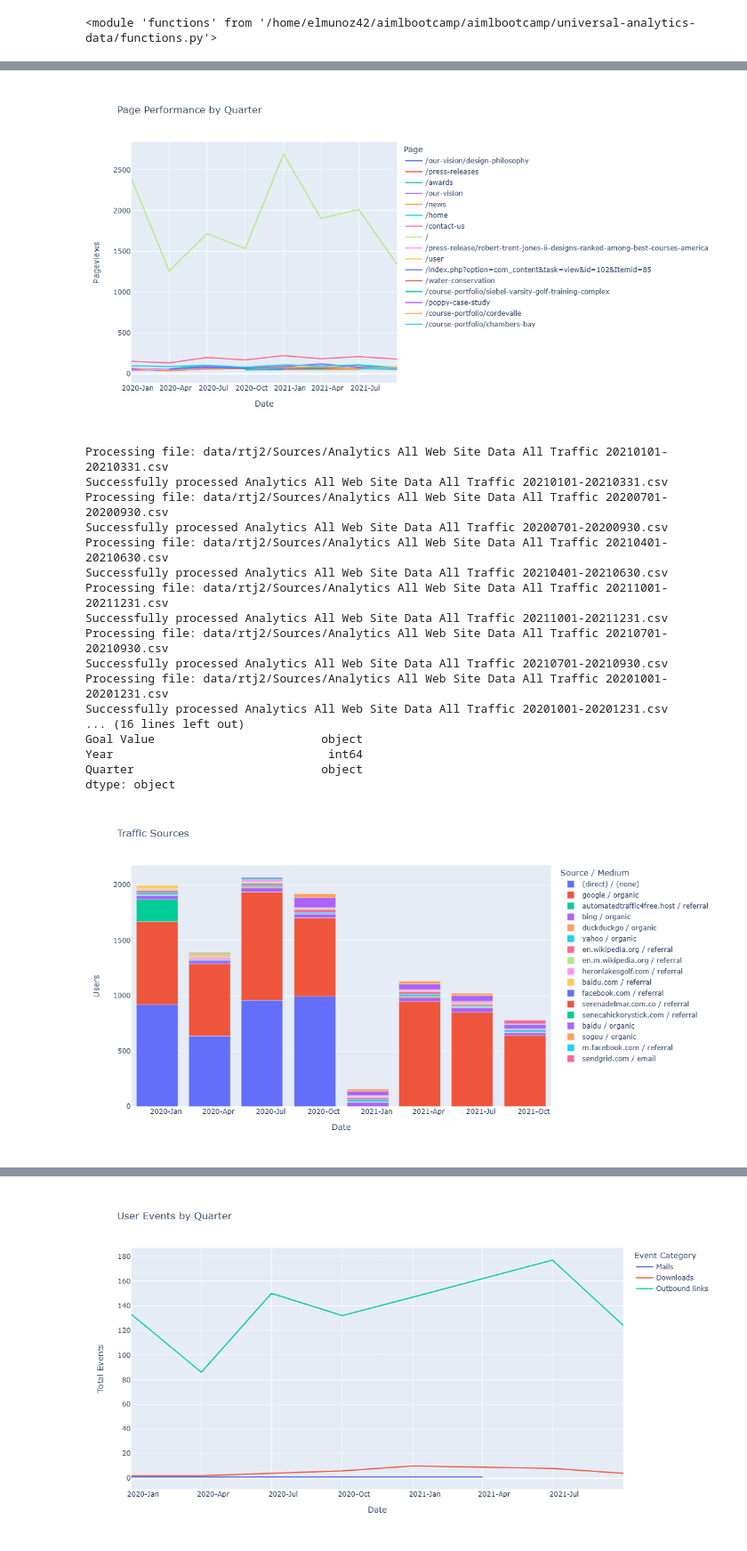
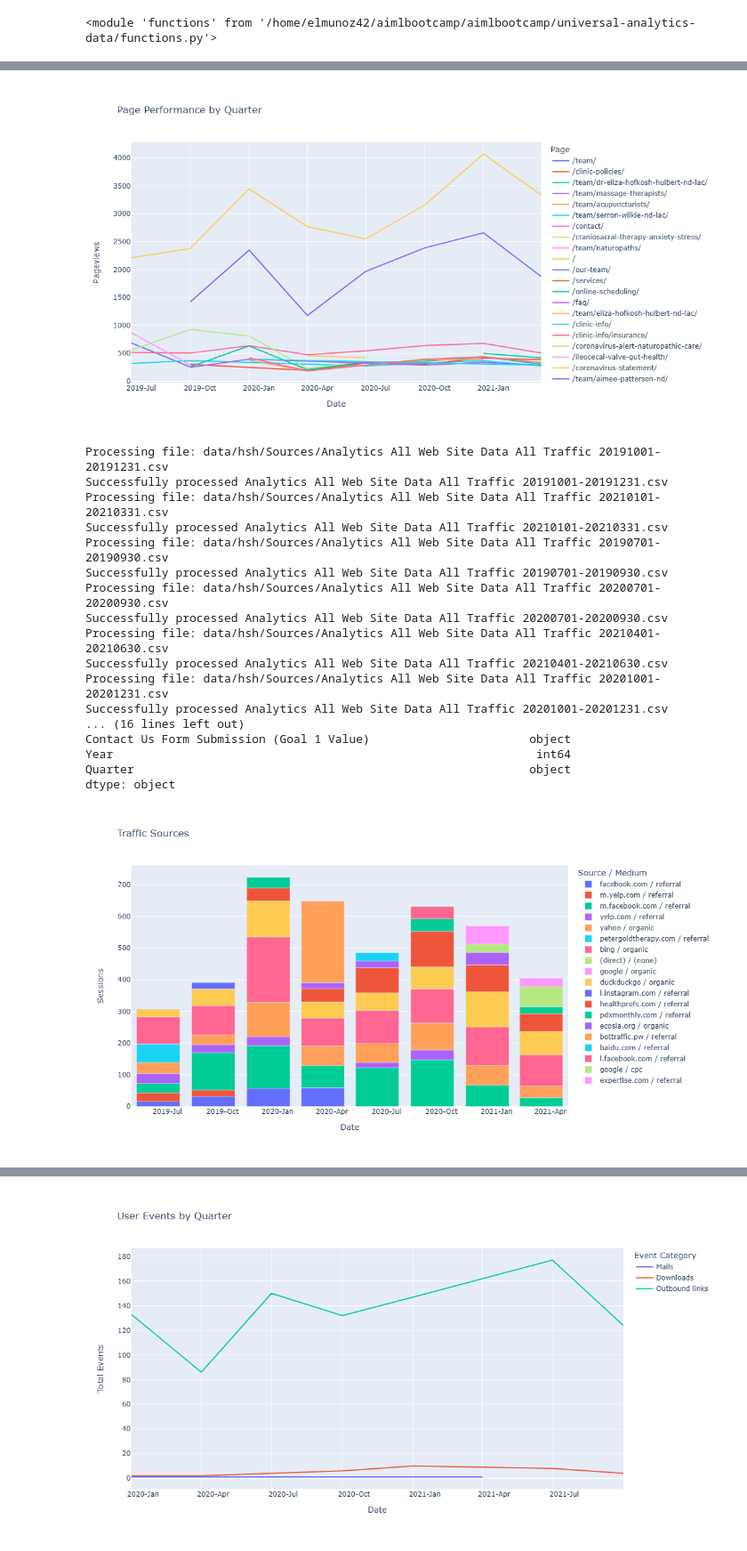
Before and after one commit to elmunoz42/universal-analytics-jupyter-notebook, a Jupyter notebook: UA-data-consolidation-and-analysis.ipynb, the cells around one changed output, grey strips where cells are left out. Shown at 89% size. Saved outputs shown, nothing was run; the diff lists cells and outputs as text; code cells hidden in the pictures.

Commit message:
adjust function to take in file output tag adjust analysis file to match.

```diff
--- a/UA-data-consolidation-and-analysis.ipynb
+++ b/UA-data-consolidation-and-analysis.ipynb
@@ -60,6 +60,6 @@ print(df.head())
 # %%
 # Read the CSV file
-df = pd.read_csv('output/rtj2/Pages/consolidated-pages.csv')
+df = pd.read_csv('output/hsh/Pages/consolidated-pages.csv')
 
 # # Now, let's create the Date column
 df['Date'] = pd.to_datetime(df['Year'].astype(str) + '-' + df['Quarter'].apply(functions.quarter_to_month) + '-01')
@@ -88,68 +88,68 @@ fig.update_xaxes(
 )
 
 fig.show()
-fig.write_html('output/rtj2/rtj2-page-performance.html')
+fig.write_html('output/hsh/hsh-page-performance.html')
 # %% [output]
-[figure, old version]
+[figure, new version]
 # %%
 # Usage
 try:
-    df = functions.build_ua_pages_dataframe('rtj2/Sources/')
+    df = functions.build_ua_pages_dataframe('hsh/Sources/', 'sources')
     # print(df.head())
     print(df.dtypes)
 except ValueError as e:
     print(f"Error: {str(e)}")
 # %% [output]
-Processing file: data/rtj2/Sources/Analytics All Web Site Data All Traffic 20210101-20210331.csv
+Processing file: data/hsh/Sources/Analytics All Web Site Data All Traffic 20191001-20191231.csv
+Successfully processed Analytics All Web Site Data All Traffic 20191001-20191231.csv
+Processing file: data/hsh/Sources/Analytics All Web Site Data All Traffic 20210101-20210331.csv
 Successfully processed Analytics All Web Site Data All Traffic 20210101-20210331.csv
-Processing file: data/rtj2/Sources/Analytics All Web Site Data All Traffic 20200701-20200930.csv
+Processing file: data/hsh/Sources/Analytics All Web Site Data All Traffic 20190701-20190930.csv
+Successfully processed Analytics All Web Site Data All Traffic 20190701-20190930.csv
+Processing file: data/hsh/Sources/Analytics All Web Site Data All Traffic 20200701-20200930.csv
 Successfully processed Analytics All Web Site Data All Traffic 20200701-20200930.csv
-Processing file: data/rtj2/Sources/Analytics All Web Site Data All Traffic 20210401-20210630.csv
+Processing file: data/hsh/Sources/Analytics All Web Site Data All Traffic 20210401-20210630.csv
 Successfully processed Analytics All Web Site Data All Traffic 20210401-20210630.csv
-Processing file: data/rtj2/Sources/Analytics All Web Site Data All Traffic 20211001-20211231.csv
-Successfully processed Analytics All Web Site Data All Traffic 20211001-20211231.csv
-Processing file: data/rtj2/Sources/Analytics All Web Site Data All Traffic 20210701-20210930.csv
-Successfully processed Analytics All Web Site Data All Traffic 20210701-20210930.csv
-Processing file: data/rtj2/Sources/Analytics All Web Site Data All Traffic 20201001-20201231.csv
+Processing file: data/hsh/Sources/Analytics All Web Site Data All Traffic 20201001-20201231.csv
 Successfully processed Analytics All Web Site Data All Traffic 20201001-20201231.csv
 ... (16 lines left out)
-Goal Value                        object
-Year                               int64
-Quarter                           object
+Contact Us Form Submission (Goal 1 Value)                       object
+Year                                                             int64
+Quarter                                                         object
 dtype: object
 # %%
 
 # Read the CSV file
-df = pd.read_csv('output/rtj2/Sources/consolidated-sources.csv')
+df = pd.read_csv('output/hsh/Sources/consolidated-sources.csv')
 
 # # Now, let's create the Date column
 df['Date'] = pd.to_datetime(df['Year'].astype(str) + '-' + df['Quarter'].apply(functions.quarter_to_month) + '-01')
 
 # Sort by date
 df = df.sort_values("Date")
 
 # Create Line Plot with No Total and other excludes
 exclude_list = ["total"]
-fig = px.bar(df.query('`Source / Medium` not in @exclude_list'), x='Date', y='Users', color='Source / Medium', title='Traffic Sources')
+fig = px.bar(df.query('`Source / Medium` not in @exclude_list'), x='Date', y='Sessions', color='Source / Medium', title='Traffic Sources')
 
 # Update the layout
 fig.update_layout(
     autosize=False,
     width=1200,  # Width of the figure in pixels
     height=600  # Height of the figure in pixels
 )
 
 # Customize the x-axis to show both year and quarter
 fig.update_xaxes(
     dtick="M3",
     tickformat="%Y-%b",  # This will show Year-Month
     ticklabelmode="period"
 )
 
 fig.show()
-fig.write_html('output/rtj2/rtj2-sources-mediums.html')
+fig.write_html('output/hsh/hsh-sources-mediums.html')
 # %% [output]
-[figure, old version]
+[figure, new version]
 # %%
 # Convert 'Date' from date time to date type
 # df['Date'] = df['Date'].dt.date
```
Also changed, not shown: parts of 7 cells of this notebook, 1 other file.
